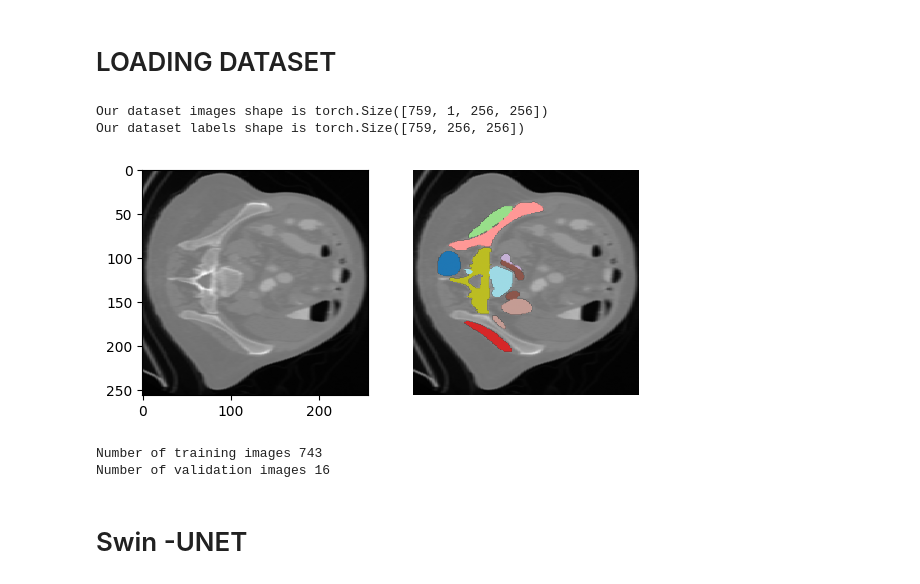
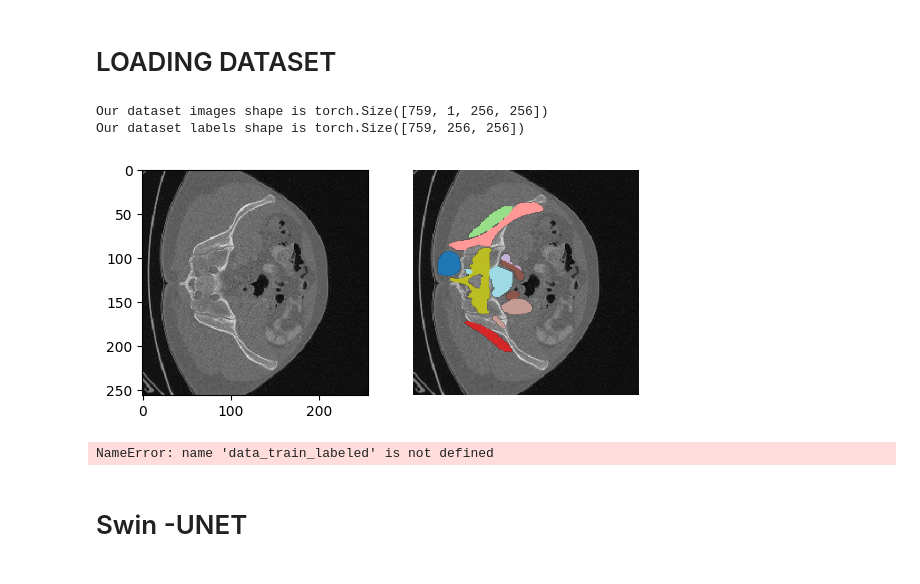
Before and after one commit to MauroAbidalCarrer/raidium_challenge, a Jupyter notebook: swin_unet.ipynb, the cells around one changed output. Drawn from its saved outputs; the diff is of its cells as text; code cells hidden in the pictures.

```diff
--- a/swin_unet.ipynb
+++ b/swin_unet.ipynb
@@ -15,17 +50,18 @@ from torch.utils.data import DataLoader
 # %%
-def load_dataset(dataset_dir):
-    dataset_list = []
-    # Note: It's very important to load the images in the correct numerical order!
-    for image_file in list(sorted(Path(dataset_dir).glob("*.png"), key=lambda filename: int(filename.name.rstrip(".png")))):
-        dataset_list.append(cv2.imread(str(image_file), cv2.IMREAD_GRAYSCALE))
-    return np.stack(dataset_list, axis=0)
-
 # Here is a function to display side by side a slide and a segmented mask
 def plot_slice_seg(slice_image, seg):
     fig, axes = plt.subplots(1, 2)
     axes[0].imshow(slice_image, cmap="gray")
     axes[1].imshow(slice_image, cmap="gray")
     seg_masked = np.ma.masked_where(seg.reshape((256,256)) == 0, (seg.reshape((256,256))))
     axes[1].imshow(seg_masked, cmap="tab20")
     plt.axis("off")
     plt.show()
+
+print(f"Our dataset images shape is {x_train.shape}")
+print(f"Our dataset labels shape is {y_train.shape}")
+plot_slice_seg(x_train[5].squeeze(), y_train[5].squeeze())
+# %% [output]
+Our dataset images shape is torch.Size([759, 1, 256, 256])
+Our dataset labels shape is torch.Size([759, 256, 256])
+[figure, added]
@@ -48,23 +67,0 @@ labeled_indices_array = np.where(condition)[0]
-# %%
-data_train = load_dataset("dataset/raw/x-train")
-data_test = load_dataset("dataset/raw/x-test")
-
-## STANDARDIZATION
-mean, std = data_train.mean(), data_train.std()
-data_train = (data_train - mean) / (std + 1e-8)
-
-mean, std = data_test.mean(), data_test.std()
-data_test = (data_test - mean) / (std + 1e-8)
-
-
-data_train_labeled = torch.from_numpy(data_train[labeled_indices_array]).type(torch.float32).reshape((-1, 1, 256,256))
-data_test = torch.from_numpy(data_test).type(torch.float32).reshape((-1, 1, 256,256))
-labels_train = torch.from_numpy(labels_train.to_numpy()).reshape((-1, 256,256))
-
-print(f"Our dataset images shape is {data_train_labeled.shape}")
-print(f"Our dataset labels shape is {labels_train.shape}")
-plot_slice_seg(data_train_labeled[5].squeeze(), labels_train[5].squeeze())
-# %% [output]
-Our dataset images shape is torch.Size([759, 1, 256, 256])
-Our dataset labels shape is torch.Size([759, 256, 256])
-[figure, removed]
@@ -71,11 +75,15 @@ Our dataset labels shape is torch.Size([759, 256, 256])
 # %%
 ## Split for train and test data
-X_train, X_valid, y_train, y_valid = train_test_split(data_train_labeled, labels_train, test_size=0.02, random_state=0)
+X_train, X_valid, y_train, y_valid = train_test_split(
+    data_train_labeled,
+    y_train,
+    test_size=0.02,
+    random_state=0,
+)
 assert len(X_train) == len(y_train)
 assert len(X_valid) == len(y_valid)
 print(f"Number of training images {len(X_train)}")
 print(f"Number of validation images {len(X_valid)}")
 # %% [output]
-Number of training images 743
-Number of validation images 16
+NameError: name 'data_train_labeled' is not defined
 # %%
```
Also changed, not shown: parts of 12 cells of this notebook, 1 other file.
